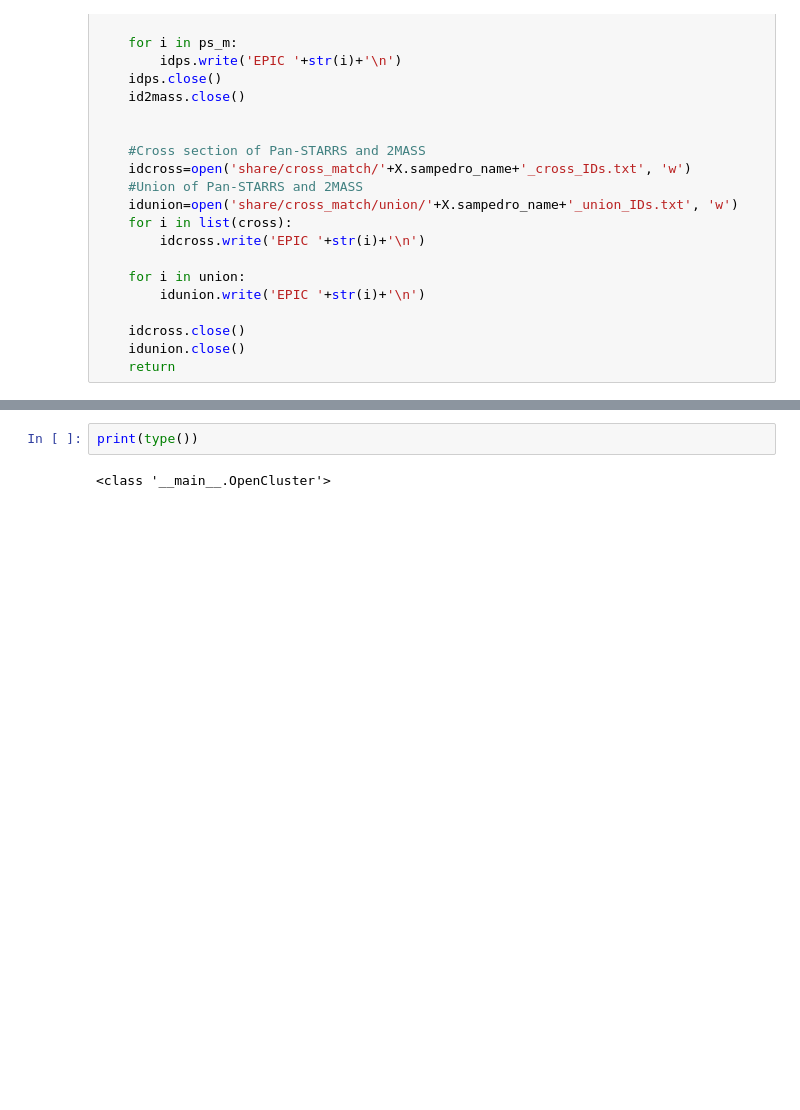
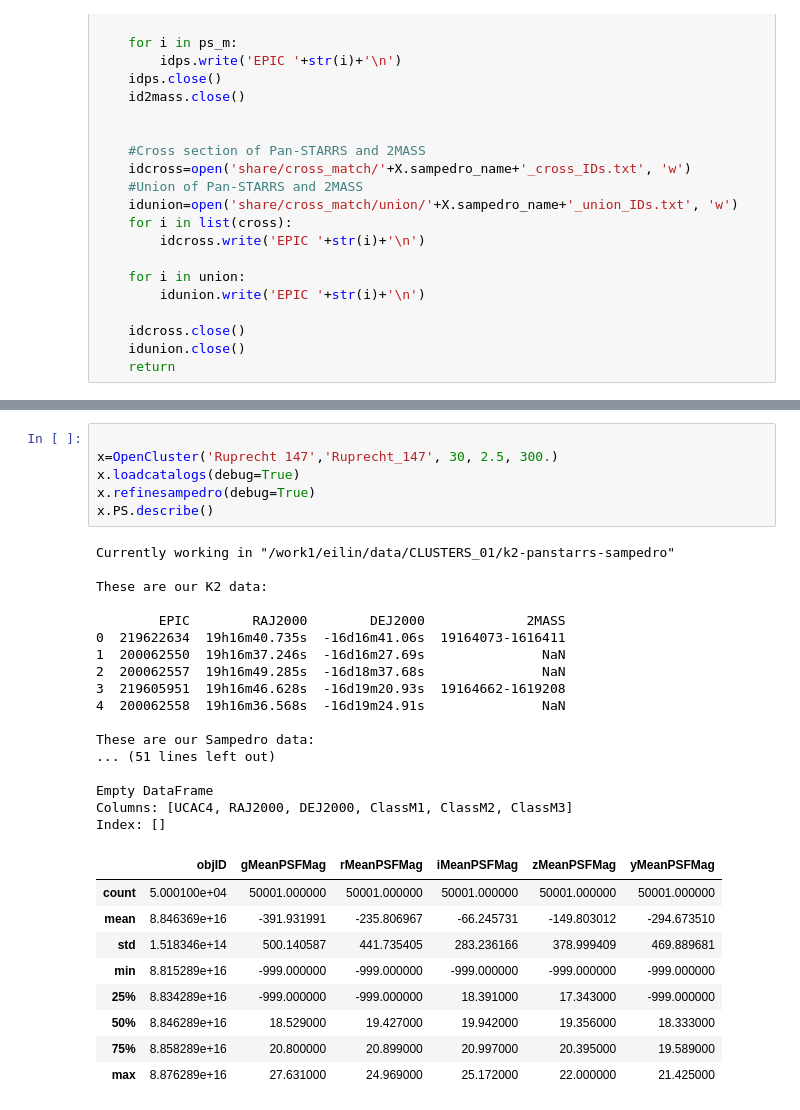
Before and after one commit to ekaterinailin/k2-panstarrs-sampedro, a Jupyter notebook: matching_cats.ipynb, the cells around one changed output, grey strips where cells are left out. Saved outputs shown, nothing was run; the diff lists cells and outputs as text; blank space fills up the shorter version.

Commit message:
Debugging.

```diff
--- a/matching_cats.ipynb
+++ b/matching_cats.ipynb
@@ -613,4 +661,33 @@ IndexError: list index out of range
-# %%
-print(type())
-# %% [output]
-<class '__main__.OpenCluster'>
+# %%
+
+x=OpenCluster('Ruprecht 147','Ruprecht_147', 30, 2.5, 300.)
+x.loadcatalogs(debug=True)
+x.refinesampedro(debug=True)
+x.PS.describe()
+# %% [output]
+Currently working in "/work1/eilin/data/CLUSTERS_01/k2-panstarrs-sampedro"
+
+These are our K2 data:
+
+        EPIC        RAJ2000        DEJ2000             2MASS
+0  219622634  19h16m40.735s  -16d16m41.06s  19164073-1616411
+1  200062550  19h16m37.246s  -16d16m27.69s               NaN
+2  200062557  19h16m49.285s  -16d18m37.68s               NaN
+3  219605951  19h16m46.628s  -16d19m20.93s  19164662-1619208
+4  200062558  19h16m36.568s  -16d19m24.91s               NaN
+
+These are our Sampedro data:
+... (51 lines left out)
+
+Empty DataFrame
+Columns: [UCAC4, RAJ2000, DEJ2000, ClassM1, ClassM2, ClassM3]
+Index: []
+|  | objID | gMeanPSFMag | rMeanPSFMag | iMeanPSFMag | zMeanPSFMag | yMeanPSFMag |
+| count | 5.000100e+04 | 50001.000000 | 50001.000000 | 50001.000000 | 50001.000000 | 50001.000000 |
+| mean | 8.846369e+16 | -391.931991 | -235.806967 | -66.245731 | -149.803012 | -294.673510 |
+| std | 1.518346e+14 | 500.140587 | 441.735405 | 283.236166 | 378.999409 | 469.889681 |
+| min | 8.815289e+16 | -999.000000 | -999.000000 | -999.000000 | -999.000000 | -999.000000 |
+| 25% | 8.834289e+16 | -999.000000 | -999.000000 | 18.391000 | 17.343000 | -999.000000 |
+| 50% | 8.846289e+16 | 18.529000 | 19.427000 | 19.942000 | 19.356000 | 18.333000 |
+| 75% | 8.858289e+16 | 20.800000 | 20.899000 | 20.997000 | 20.395000 | 19.589000 |
+| max | 8.876289e+16 | 27.631000 | 24.969000 | 25.172000 | 22.000000 | 21.425000 |
```
Also changed, not shown: parts of 7 cells of this notebook.
